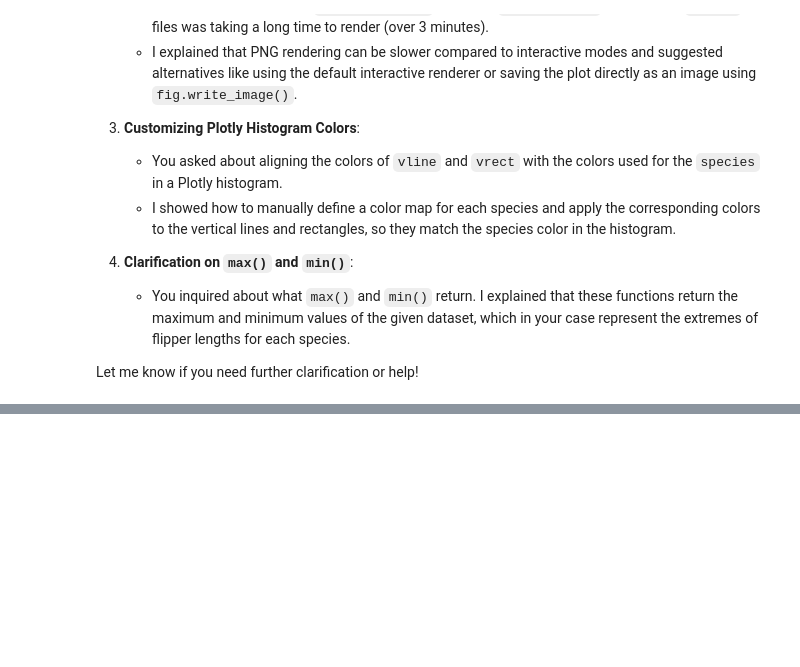
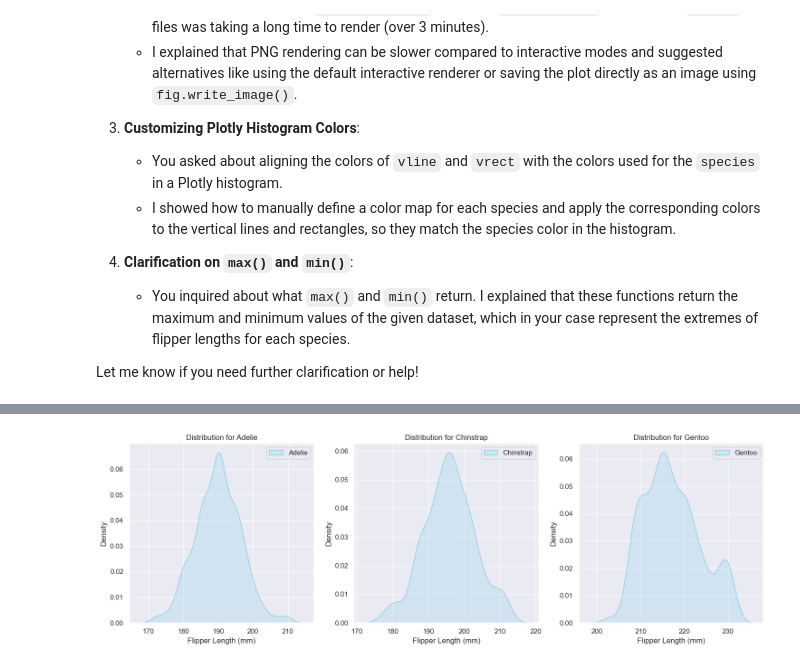
Before and after one commit to KurbyDoo/STA130, a Jupyter notebook: HW/Cayden Wong - HW 03.ipynb, the cells around one changed output, grey strips where cells are left out. Cells and saved outputs as stored; diff of their text form; code cells hidden in the pictures; blank space fills up the shorter version.

```diff
--- a/HW/Cayden Wong - HW 03.ipynb
+++ b/HW/Cayden Wong - HW 03.ipynb
@@ -28,7 +28,7 @@ penguins
 344 rows × 7 columns
 # %%
 for species in penguins["species"].unique():
-    penguin_histogram = px.histogram(penguins[penguins["species"] == species], x="flipper_length_mm", color="species", nbins=30)
+    penguin_histogram = px.histogram(penguins[penguins["species"] == species], x="flipper_length_mm", color="species", nbins=20, width=500)
     penguins_of_species_flipper_length = penguins[penguins["species"] == species]["flipper_length_mm"]
     mean = penguins_of_species_flipper_length.mean()
     median = penguins_of_species_flipper_length.median()
@@ -38,7 +38,6 @@ for species in penguins["species"].unique():
     q3 = penguins_of_species_flipper_length.quantile(0.75)
     two_std_below = mean - penguins_of_species_flipper_length.std() * 2
     two_std_above = mean + penguins_of_species_flipper_length.std() * 2
-    print(species, lower, upper)
 
     penguin_histogram.add_vline(x=mean, line_dash="dash", line_color="white")
     penguin_histogram.add_vline(x=median, line_dash="dot", line_color="black")
@@ -86,0 +86,29 @@ Let me know if you need further clarification or help!
+# %%
+import pandas as pd
+import seaborn as sns
+import matplotlib.pyplot as plt
+
+penguins = pd.read_csv("https://raw.githubusercontent.com/mwaskom/seaborn-data/master/penguins.csv")
+
+# Styling the plots
+sns.set_style("darkgrid")
+sns.set_context("notebook")
+sns.set_palette("coolwarm")
+
+# Lines three plots side by side
+fig, axes = plt.subplots(1, 3, figsize=(15, 5))
+
+for i, species in enumerate(penguins['species'].unique()):
+    subset = penguins[penguins['species'] == species]
+
+    # Create the KDE plot on the corresponding axis
+    sns.kdeplot(x='flipper_length_mm', data=subset, ax=axes[i], label=species, color="skyblue", fill=True, bw_adjust=0.7)
+    axes[i].set_title(f'Distribution for {species}')
+    axes[i].set_xlabel('Flipper Length (mm)')
+    axes[i].legend()
+
+plt.tight_layout() # Adjust spacing between plots
+plt.show()
+plt.show() #TODO:
+# %% [output]
+[figure, added]
```
Also changed, not shown: parts of 6 cells of this notebook.
